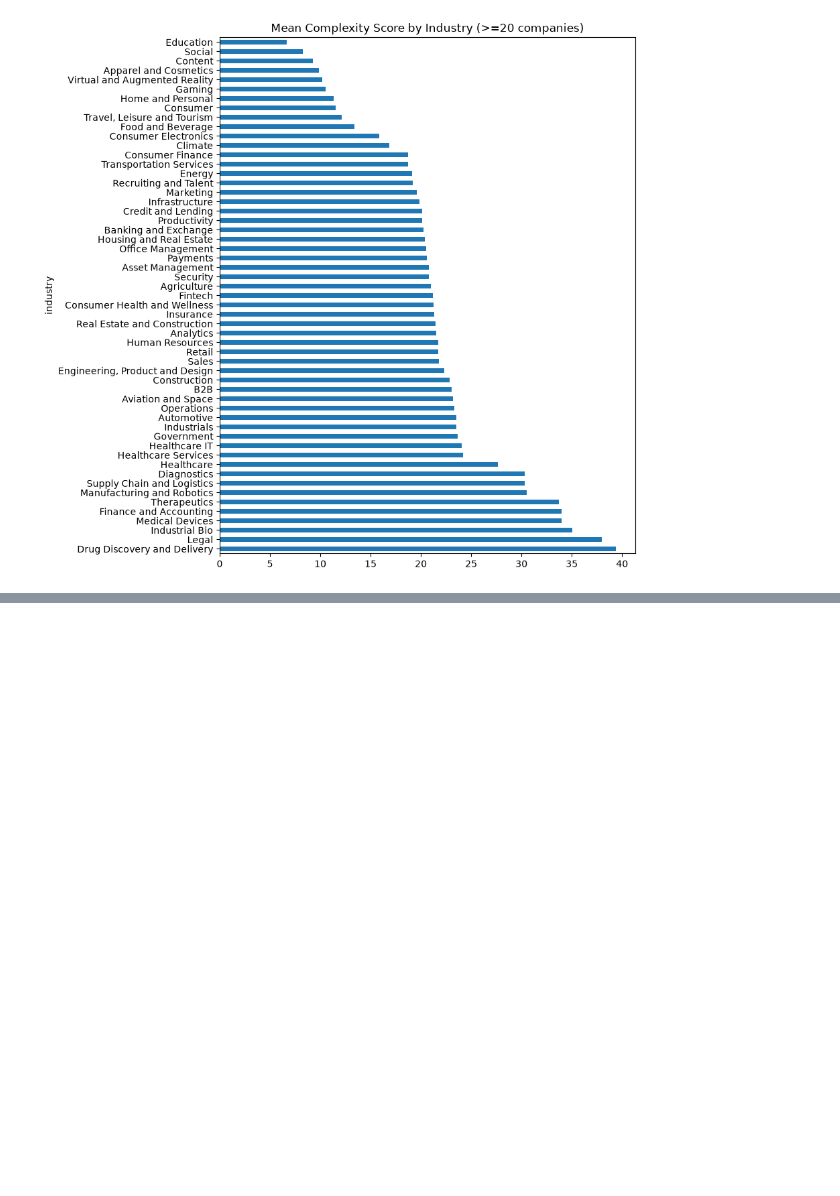
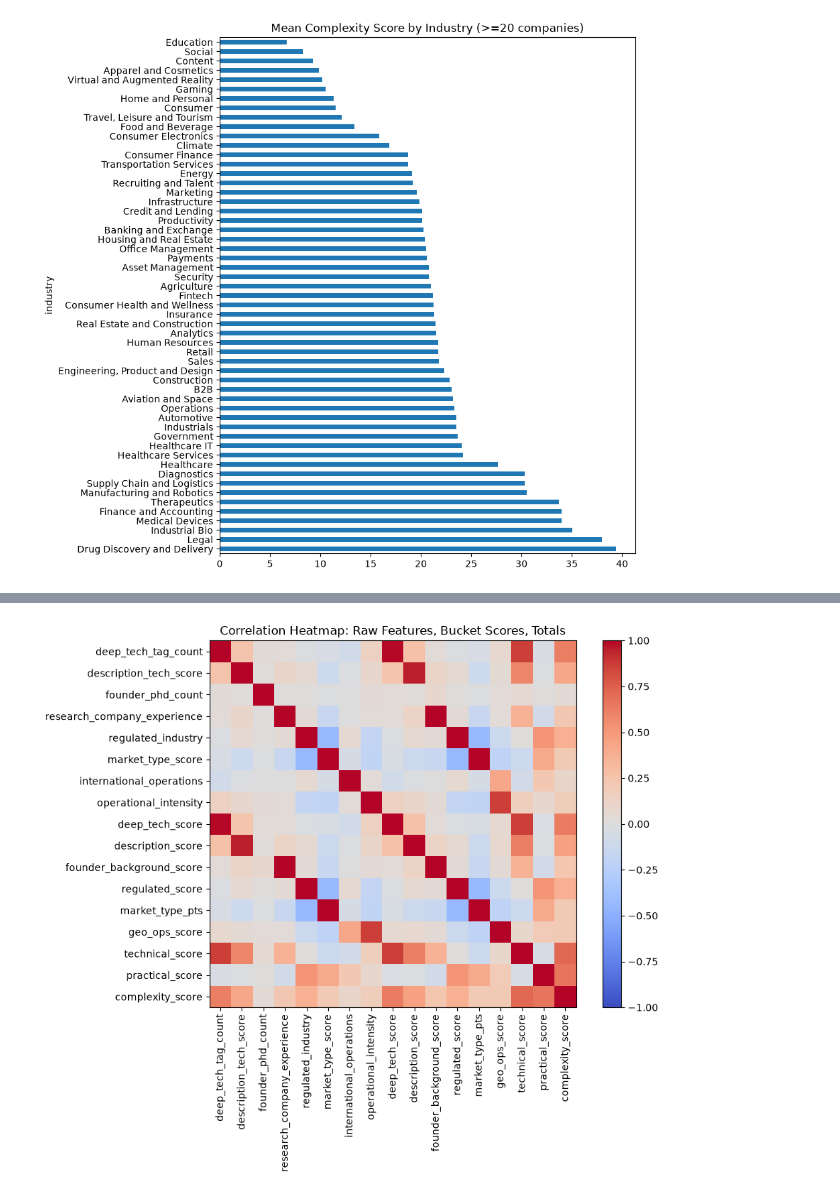
Before and after one commit to Ledsav/y-combinator-analysis, a Jupyter notebook: notebooks/complexity_analysis.ipynb, the cells around one changed output, grey strips where cells are left out. Saved outputs shown, nothing was run; the diff lists cells and outputs as text; code cells hidden in the pictures; blank space fills up the shorter version.

Commit message:
feat: add Phase 9 correlation heatmap and fresh team-size correlation

```diff
--- a/notebooks/complexity_analysis.ipynb
+++ b/notebooks/complexity_analysis.ipynb
@@ -158,0 +163,21 @@ industry_summary
+# %%
+import matplotlib.pyplot as plt
+
+corr_cols = feature_cols + [
+    "deep_tech_score", "description_score", "founder_background_score",
+    "regulated_score", "market_type_pts", "geo_ops_score",
+    "technical_score", "practical_score", "complexity_score",
+]
+corr_matrix = merged[corr_cols].corr()
+
+fig, ax = plt.subplots(figsize=(10, 8))
+im = ax.imshow(corr_matrix, cmap="coolwarm", vmin=-1, vmax=1)
+ax.set_xticks(range(len(corr_cols)))
+ax.set_xticklabels(corr_cols, rotation=90)
+ax.set_yticks(range(len(corr_cols)))
+ax.set_yticklabels(corr_cols)
+fig.colorbar(im, ax=ax)
+ax.set_title("Correlation Heatmap: Raw Features, Bucket Scores, Totals")
+fig.tight_layout()
+# %% [output]
+[figure, added]
```
Also changed, not shown: parts of 3 cells of this notebook, 1 other file.
